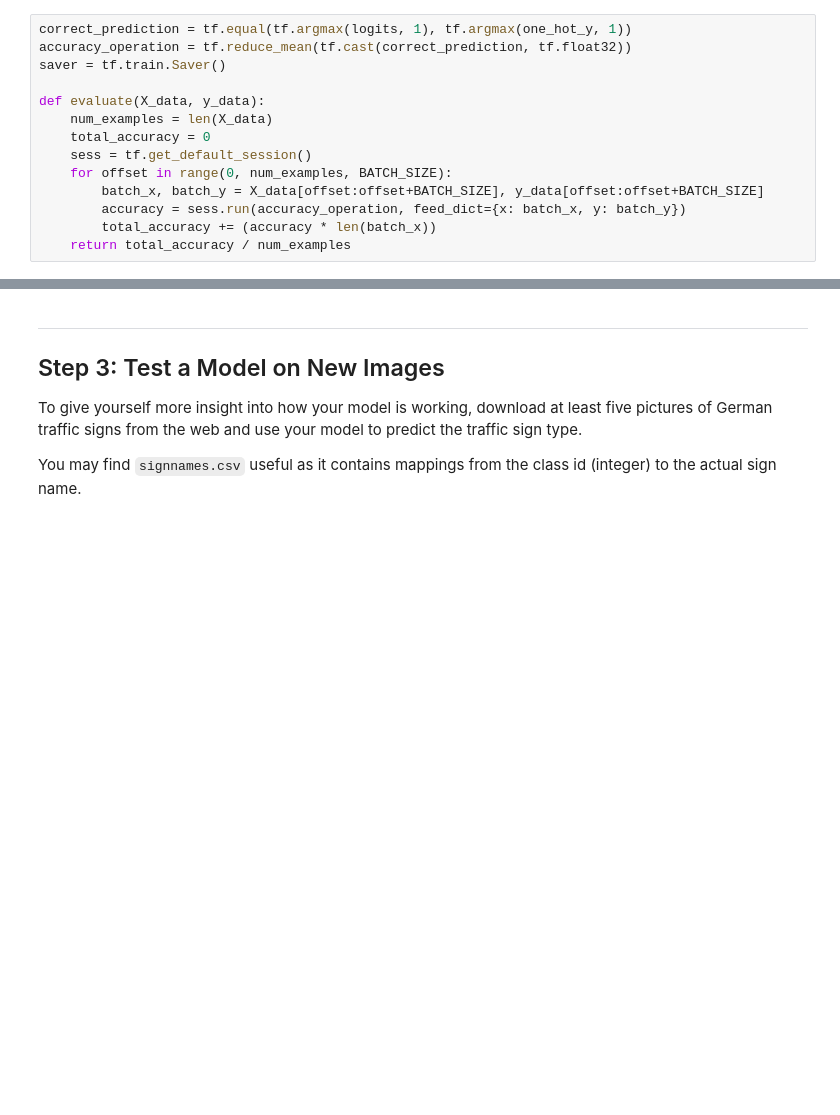
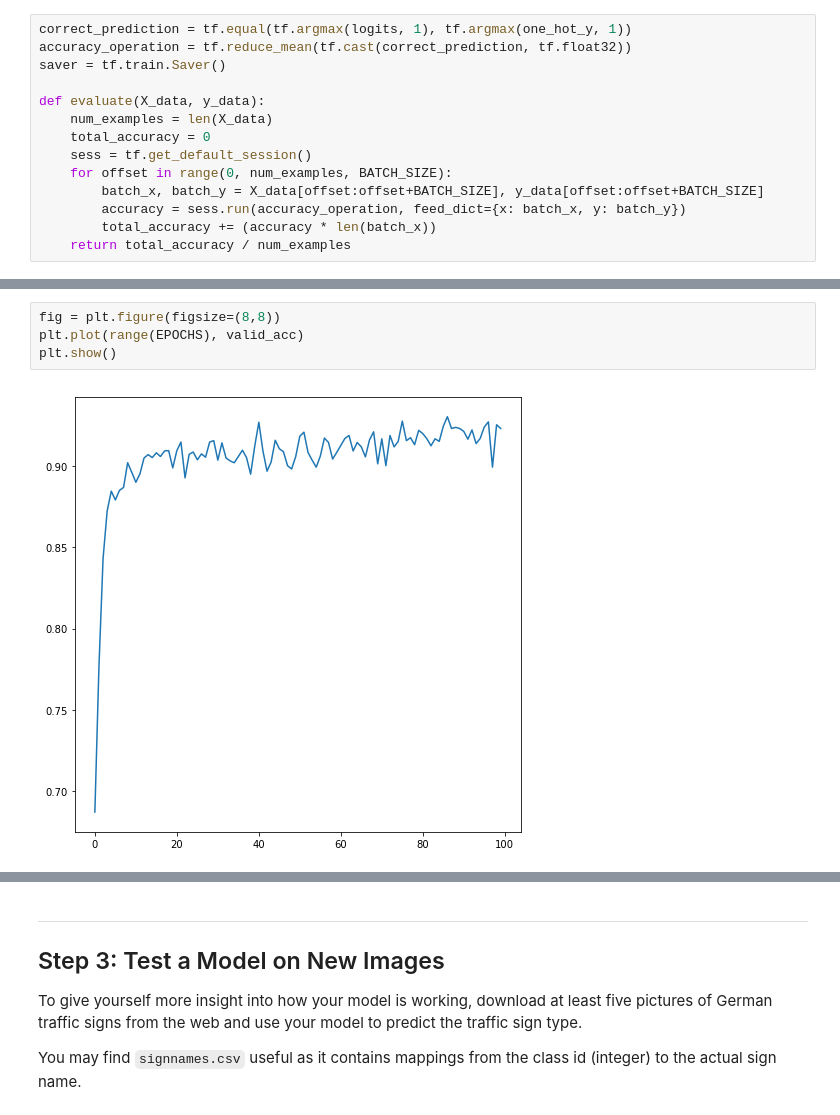
Before and after one commit to var7/CarND-Traffic-Sign-Classifier-Project, a Jupyter notebook: Traffic_Sign_Classifier.ipynb, the cells around one changed output, grey strips where cells are left out. Saved outputs shown, nothing was run; the diff lists cells and outputs as text; blank space fills up the shorter version.

```diff
--- a/Traffic_Sign_Classifier.ipynb
+++ b/Traffic_Sign_Classifier.ipynb
@@ -560,3 +572,9 @@ Wall time: 5min 28s
+# %%
+fig = plt.figure(figsize=(8,8))
+plt.plot(range(EPOCHS), valid_acc)
+plt.show()
+# %% [output]
+[figure, added]
 # %%
 with tf.Session() as sess:
     new_saver = tf.train.import_meta_graph('modelwithaugdata.meta')
```
Also changed, not shown: parts of 11 cells of this notebook, 6 other files.
